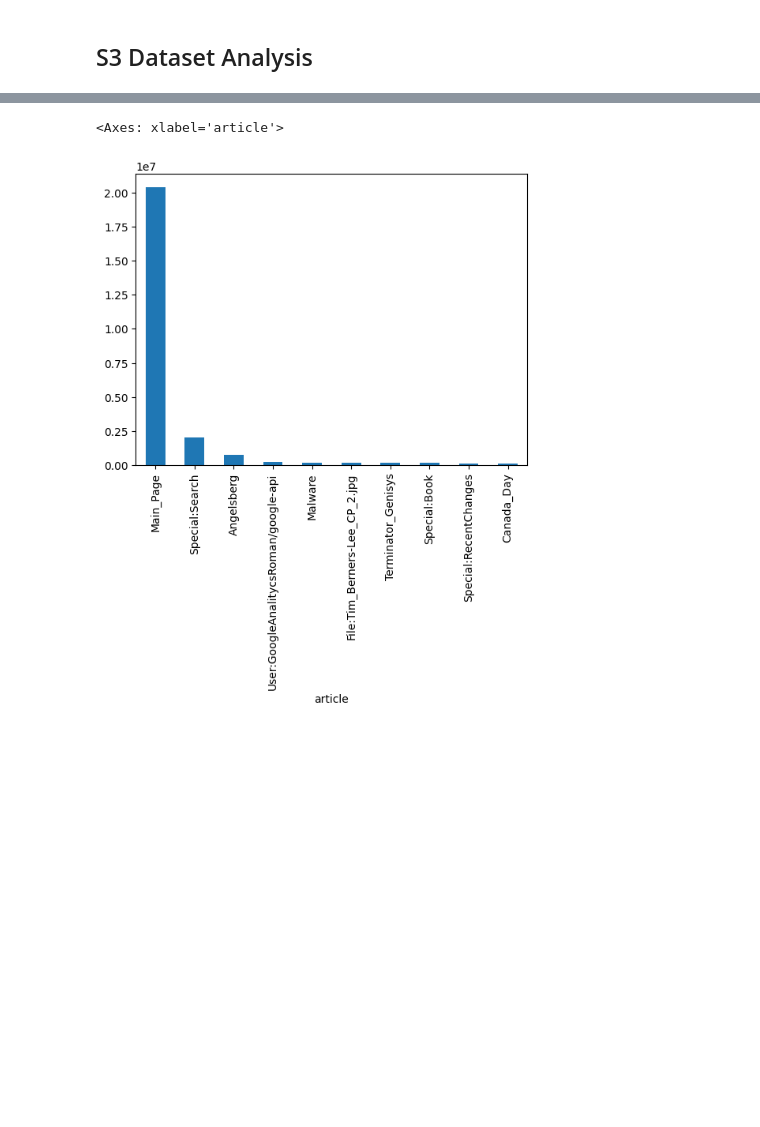
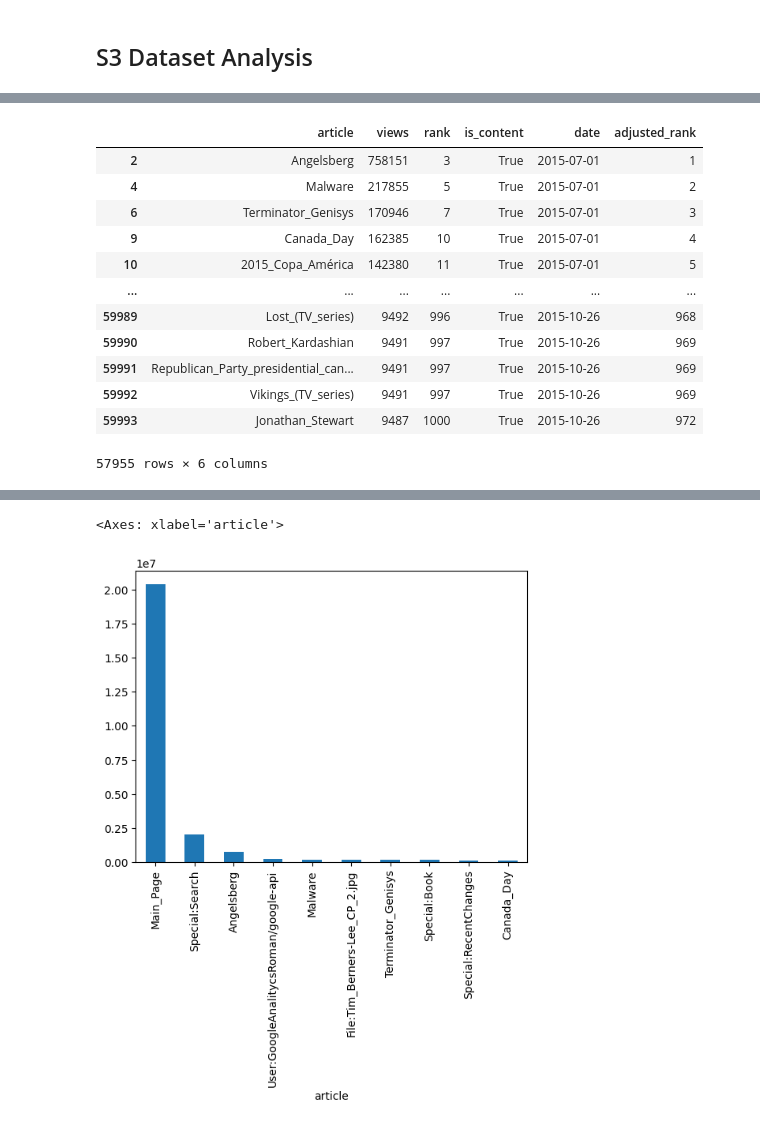
Before and after one commit to ralgara/wikipedia, a Jupyter notebook: wikipedia.ipynb, the cells around one changed output, grey strips where cells are left out. Drawn from its saved outputs; the diff is of its cells as text; code cells hidden in the pictures; blank space fills up the shorter version.

```diff
--- a/wikipedia.ipynb
+++ b/wikipedia.ipynb
@@ -99,19 +65,70 @@ print(
 # %%
-def is_content(article):
-    prefixes = ("Wikipedia:", "MediaWiki:", "Template:", "Help:", "Category:", "Portal:", "Draft:", "TimedText:", "Module:", "Special:", "Media:")
+def is_content(row):
+    """
+    Returns True if the pageview row is a content page.
+
+    Args:
+        row (pd.Series): a row of the pageviews dataframe
+    """
+    # prefixes identifying non-content pages
+    prefixes = (
+        "Category:",
+        "Draft:",
+        "File:",
+        "Help:",
+        "Media:",
+        "MediaWiki:",
+        "Module:",
+        "Portal:",
+        "Special:",
+        "Template:",
+        "TimedText:",
+        "User:",
+        "Wikipedia:"
+    )
+    article = row['article']
     return not (\
         article in ['Main_Page'] \
             or article.startswith(prefixes) \
             or '_talk:' in article
     )
 
 i = 0
-for s in pageviews['article']:
-    if not is_content(s):
-        i += 1
-        print(f"{i:<4} - {s:<40}")
 
-#[s for s in pageviews if is_content(s['article'])]
+pageviews_all = pageviews_raw.copy()
+
+pageviews_all['is_content'] = pageviews_all.apply(is_content, axis=1)
+
+# Create a new date column from year, month, and day columns
+pageviews_all['date'] = pd.to_datetime(pageviews_all[['year', 'month', 'day']])
+# Drop the original year, month, and day columns
+pageviews_all.drop(columns=['year', 'month', 'day'], inplace=True)
+# Drop constant fields
+pageviews_all.drop(columns=['project', 'access'], inplace=True)
+
+# Filter out non-content pages
+content_pages = pageviews_all[pageviews_all['is_content']]
+# Compute the rank for content pages based on pageviews, grouped by date
+content_pages['adjusted_rank'] = content_pages.groupby('date')['views'].rank(method='min', ascending=False).astype(int)
+
+# Merge the adjusted rank back to the original DataFrame
+#pageviews = pageviews.merge(content_pages[['article', 'date', 'adjusted_rank']], on=['article', 'date'], how='left')
+
+content_pages
+# %% [output]
+|  | article | views | rank | is_content | date | adjusted_rank |
+| 2 | Angelsberg | 758151 | 3 | True | 2015-07-01 | 1 |
+| 4 | Malware | 217855 | 5 | True | 2015-07-01 | 2 |
+| 6 | Terminator_Genisys | 170946 | 7 | True | 2015-07-01 | 3 |
+| 9 | Canada_Day | 162385 | 10 | True | 2015-07-01 | 4 |
+| 10 | 2015_Copa_América | 142380 | 11 | True | 2015-07-01 | 5 |
+| ... | ... | ... | ... | ... | ... | ... |
+| 59989 | Lost_(TV_series) | 9492 | 996 | True | 2015-10-26 | 968 |
+| 59990 | Robert_Kardashian | 9491 | 997 | True | 2015-10-26 | 969 |
+| 59991 | Republican_Party_presidential_can... | 9491 | 997 | True | 2015-10-26 | 969 |
+| 59992 | Vikings_(TV_series) | 9491 | 997 | True | 2015-10-26 | 969 |
+| 59993 | Jonathan_Stewart | 9487 | 1000 | True | 2015-10-26 | 972 |
+57955 rows × 6 columns
 # %%
 pageviews
 # %% [output]
```
Also changed, not shown: parts of 5 cells of this notebook.
